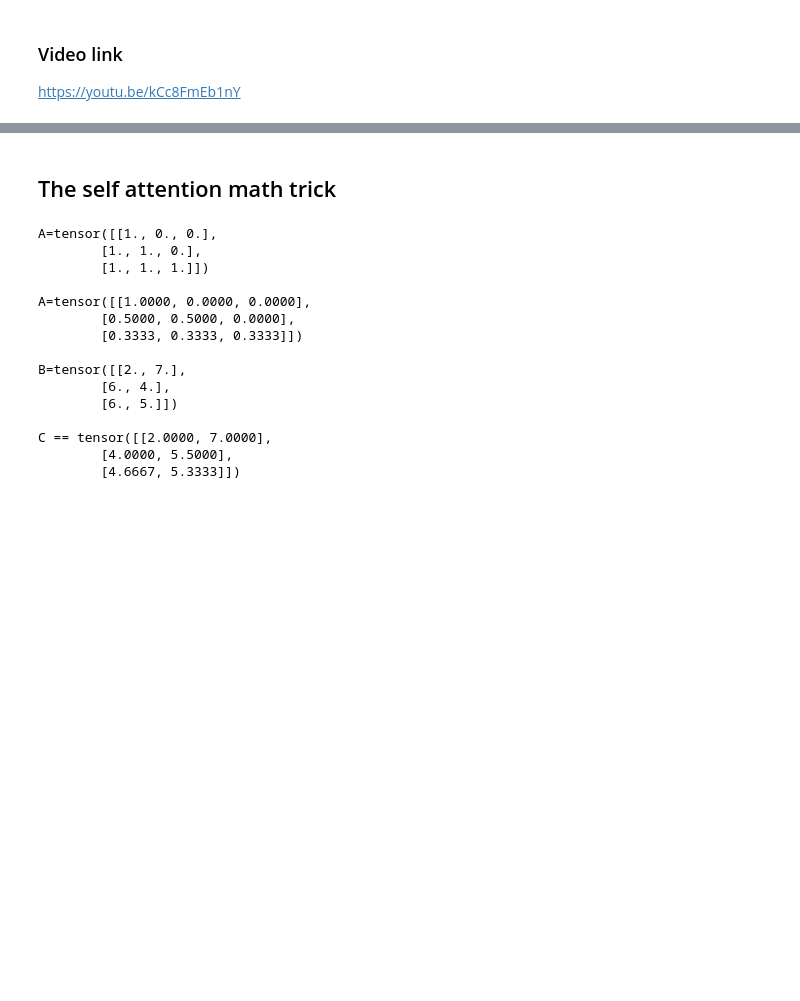
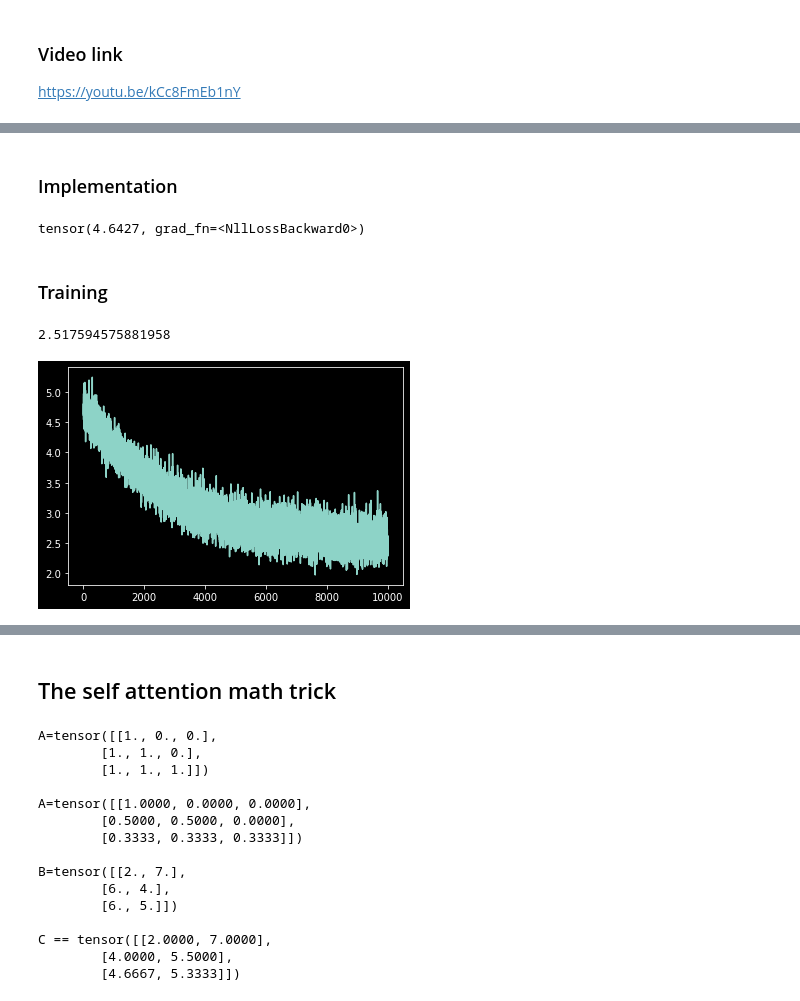
Before and after one commit to roma160/Watching-Andrej-Karpathy, a Jupyter notebook: gpt_build.ipynb, the cells around one changed output, grey strips where cells are left out. Drawn from its saved outputs; the diff is of its cells as text; code cells hidden in the pictures; blank space fills up the shorter version.

```diff
--- a/gpt_build.ipynb
+++ b/gpt_build.ipynb
@@ -8,0 +65,6 @@ https://youtu.be/kCc8FmEb1nY
+# %%
+n = int(.9 * len(data))
+train_data = data[:n]
+val_data = data[n:]
+
+train_data.shape, val_data.shape
@@ -8,0 +80,16 @@ https://youtu.be/kCc8FmEb1nY
+# %%
+batch_size = 4
+block_size = 8
+
+def get_batch(split: str) -> tuple[torch.Tensor, torch.Tensor]:
+    data = train_data if split == "train" else val_data
+    # Random indexes for starts of batch elements
+    ix = torch.randint(len(data) - block_size, (batch_size,))
+
+    x = torch.stack([data[i:i+block_size] for i in ix])
+    y = torch.stack([data[i+1:i+block_size+1] for i in ix])
+
+    return x, y
+
+xb,yb = get_batch("train")
+xb, yb
@@ -8,0 +105,2 @@ https://youtu.be/kCc8FmEb1nY
+# %% [markdown]
+### Implementation
@@ -8,0 +137,27 @@ https://youtu.be/kCc8FmEb1nY
+# %%
+m = BigramLM(vocab_size)
+# m.generate(torch.tensor([[[]]], dtype=int), 10)
+
+logits, loss = m(xb, yb)
+loss
+# %% [output]
+tensor(4.6427, grad_fn=<NllLossBackward0>)
+# %% [markdown]
+### Training
+# %%
+optimizer = torch.optim.AdamW(m.parameters(), lr=1e-3)
+losses = []
+# %%
+for i in range(int(1e4)):
+    xb, yb = get_batch("train")
+    logits, loss = m(xb, yb)
+    optimizer.zero_grad(set_to_none=True)
+    loss.backward()
+    optimizer.step()
+    losses.append(loss.item())
+
+plt.plot(losses)
+losses[-1]
+# %% [output]
+2.517594575881958
+[figure, added]
```
Also changed, not shown: parts of 20 cells of this notebook.
